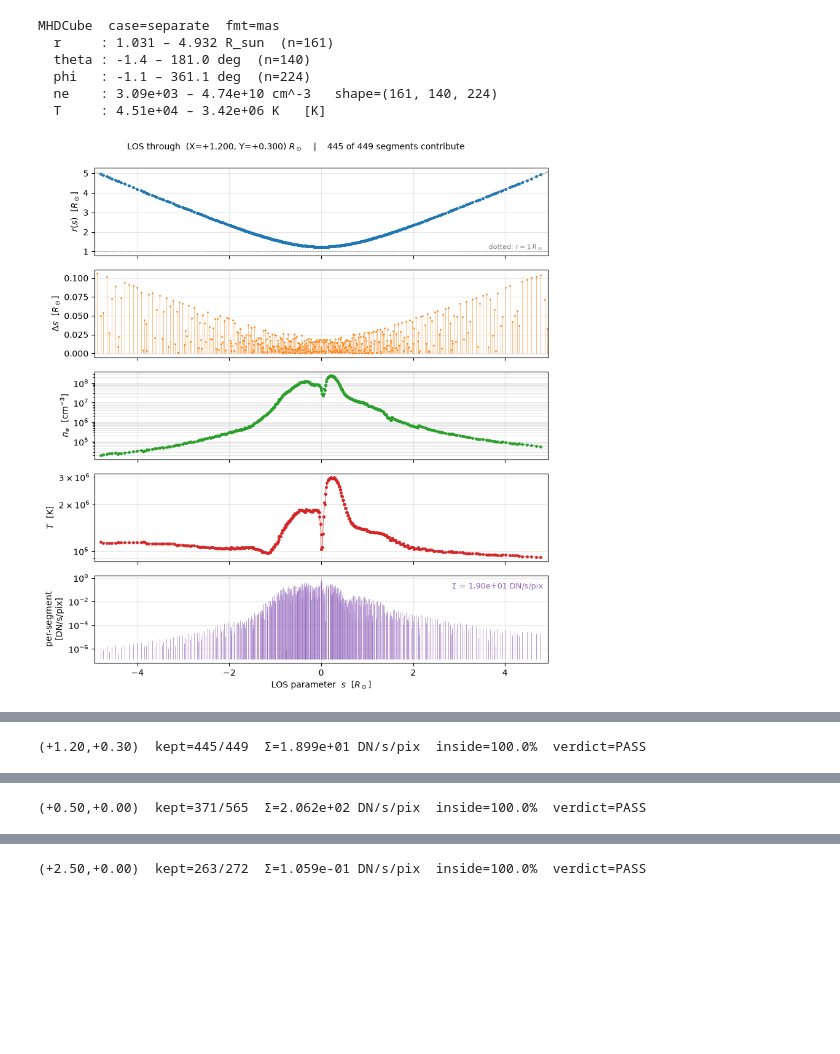
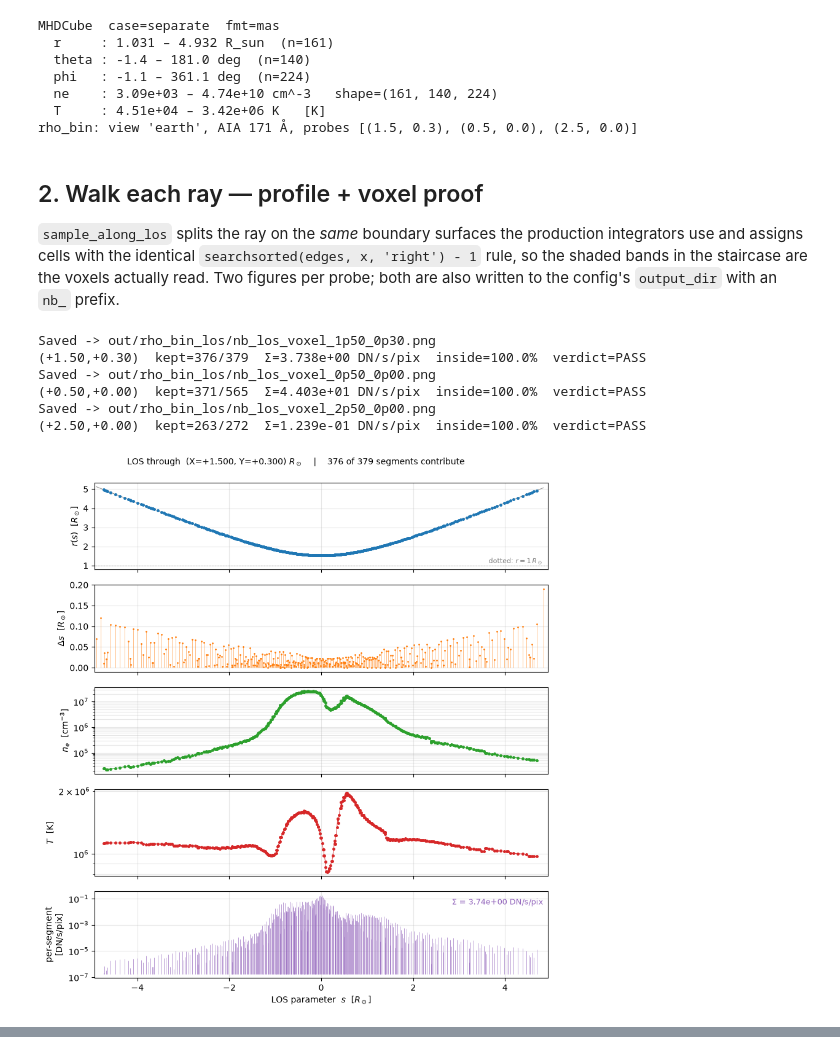
Before and after one commit to Anshika62744/rrt, a Jupyter notebook: examples/notebooks/03_los_diagnostics.ipynb, the cells around one changed output, grey strips where cells are left out. Saved outputs shown, nothing was run; the diff lists cells and outputs as text; code cells hidden in the pictures; blank space fills up the shorter version.

```diff
--- a/examples/notebooks/03_los_diagnostics.ipynb
+++ b/examples/notebooks/03_los_diagnostics.ipynb
@@ -10,24 +37,22 @@ from rrt.los import analyze_los
 # %%
-from pathlib import Path
-import numpy as np, matplotlib.pyplot as plt
-from rrt.io import load_mhd
-from rrt.observer import make_observer, make_observer_from_time
-from rrt.response import load_response
-from rrt.los import sample_along_los, plot_los_profile, plot_los_voxel_proof, analyze_los
+CASE = 'rho_bin'          # 'rho_bin' | 'arms_wedge' | 'rhoC_02'
 
-REPO = Path.cwd().resolve()
-while not (REPO / 'data' / 'rho_bin.h5').exists() and REPO != REPO.parent:
-    REPO = REPO.parent
+CONFIGS = {
+    'rho_bin':    'examples/configs/rho_bin_los.yaml',
+    'arms_wedge': 'examples/configs/arms_wedge_los.yaml',
+    'rhoC_02':    'examples/configs/rhoC_02_los.yaml',
+}
 
-OBS_TIME, WAVELENGTH = '2024-03-30T20:49:00', 171
+cfg = load_config(CONFIGS[CASE])
+cube = load_cube_from_config(cfg)
+print(cube.summary())
+r, th, ph, ne, T = cube.r, cube.theta, cube.phi, cube.ne, cube.T
 
-cube = load_mhd(str(REPO / 'data' / 'rho_bin.h5'),
-                temperature=str(REPO / 'data' / 't_bin.h5'),
-                fmt='mas', ne_scale=1.0e8, t_scale=2.807e7, r_range=(1.03, 5.0))
-print(cube.summary())
+T_resp, R_resp = load_response(cfg.response, cfg.wavelength)
+n_obs, e_los, x_img, y_img = observer_from_view(cfg.views[0])
 
-T_resp, R_resp = load_response(str(REPO / 'data' / 'aia_temp_response_chiantifix.npz'), WAVELENGTH)
-n_obs, e_los, x_img, y_img = make_observer_from_time(OBS_TIME)   # or make_observer(-70, 0)
+PROBES = [tuple(p) for p in cfg.los.get('probes', [[1.5, 0.3]])]
+print(f"{CASE}: view '{cfg.views[0]['label']}', AIA {cfg.wavelength} Å, probes {PROBES}")
 # %% [output]
 MHDCube  case=separate  fmt=mas
   r     : 1.031 – 4.932 R_sun  (n=161)
@@ -35,16 +60,39 @@ MHDCube  case=separate  fmt=mas
   phi   : -1.1 – 361.1 deg  (n=224)
   ne    : 3.09e+03 – 4.74e+10 cm^-3   shape=(161, 140, 224)
   T     : 4.51e+04 – 3.42e+06 K   [K]
+rho_bin: view 'earth', AIA 171 Å, probes [(1.5, 0.3), (0.5, 0.0), (2.5, 0.0)]
+# %% [markdown]
+## 2. Walk each ray — profile + voxel proof
+
+`sample_along_los` splits the ray on the *same* boundary surfaces the production integrators use and assigns cells with the identical `searchsorted(edges, x, 'right') - 1` rule, so the shaded bands in the staircase are the voxels actually read. Two figures per probe; both are also written to the config's `output_dir` with an `nb_` prefix.
 # %%
-PROBES = [(1.2, 0.3), (0.5, 0.0), (2.5, 0.0)]   # (X, Y) impact points on the sky [R_sun]
+OUT_DIR = Path(cfg.output_dir); OUT_DIR.mkdir(parents=True, exist_ok=True)
+samples = {}
 
 for X, Y in PROBES:
-    s = analyze_los(X, Y, x_img, y_img, e_los,
-                    cube.r, cube.theta, cube.phi, cube.ne, cube.T,
-                    T_resp=T_resp, R_resp=R_resp)
-    vp = s['voxel_proof']
+    s = sample_along_los(X, Y, x_img, y_img, e_los, r, th, ph, ne, T,
+                         T_resp=T_resp, R_resp=R_resp)
+    if s['kept'].sum() == 0:
+        print(f'({X:+.2f},{Y:+.2f})  SKIPPED — this LOS never enters the domain')
+        continue
+    samples[(X, Y)] = s
+    tag = f'{X:+.2f}_{Y:+.2f}'.replace('.', 'p').replace('+', '')
+
+    fig, _ = plot_los_profile(s)
+    fig.savefig(OUT_DIR / f'nb_los_profile_{tag}.png', dpi=150, bbox_inches='tight')
+
+    vp = plot_los_voxel_proof(X, Y, x_img, y_img, e_los, r, th, ph, ne, T,
+                              samples=s, show=False,
+                              savepath=str(OUT_DIR / f'nb_los_voxel_{tag}.png'))
+    s['voxel_proof'] = vp
     print(f"({X:+.2f},{Y:+.2f})  kept={int(s['kept'].sum())}/{s['kept'].size}  "
           f"Σ={s.get('I_total_clipped', s['I_total']):.3e} DN/s/pix  "
           f"inside={vp['frac_inside_pct']:.1f}%  verdict={'PASS' if vp['pass'] else 'CHECK'}")
 # %% [output]
+Saved -> out/rho_bin_los/nb_los_voxel_1p50_0p30.png
+(+1.50,+0.30)  kept=376/379  Σ=3.738e+00 DN/s/pix  inside=100.0%  verdict=PASS
+Saved -> out/rho_bin_los/nb_los_voxel_0p50_0p00.png
+(+0.50,+0.00)  kept=371/565  Σ=4.403e+01 DN/s/pix  inside=100.0%  verdict=PASS
+Saved -> out/rho_bin_los/nb_los_voxel_2p50_0p00.png
+(+2.50,+0.00)  kept=263/272  Σ=1.239e-01 DN/s/pix  inside=100.0%  verdict=PASS
-[figure, old version]
+[figure, new version]
@@ -52 +99,0 @@ for X, Y in PROBES:
-(+1.20,+0.30)  kept=445/449  Σ=1.899e+01 DN/s/pix  inside=100.0%  verdict=PASS
@@ -55 +101,0 @@ for X, Y in PROBES:
-(+0.50,+0.00)  kept=371/565  Σ=2.062e+02 DN/s/pix  inside=100.0%  verdict=PASS
@@ -58 +103,0 @@ for X, Y in PROBES:
-(+2.50,+0.00)  kept=263/272  Σ=1.059e-01 DN/s/pix  inside=100.0%  verdict=PASS
```
Also changed, not shown: parts of 8 cells of this notebook, 8 other files.
